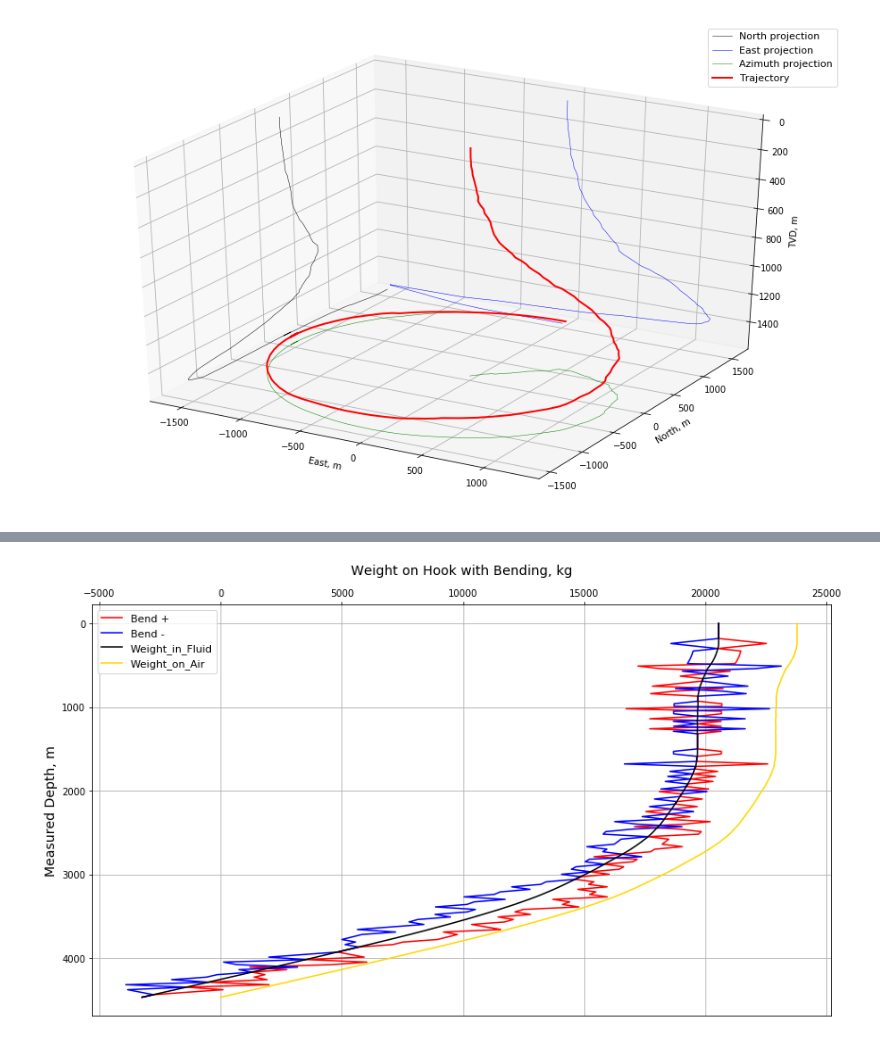
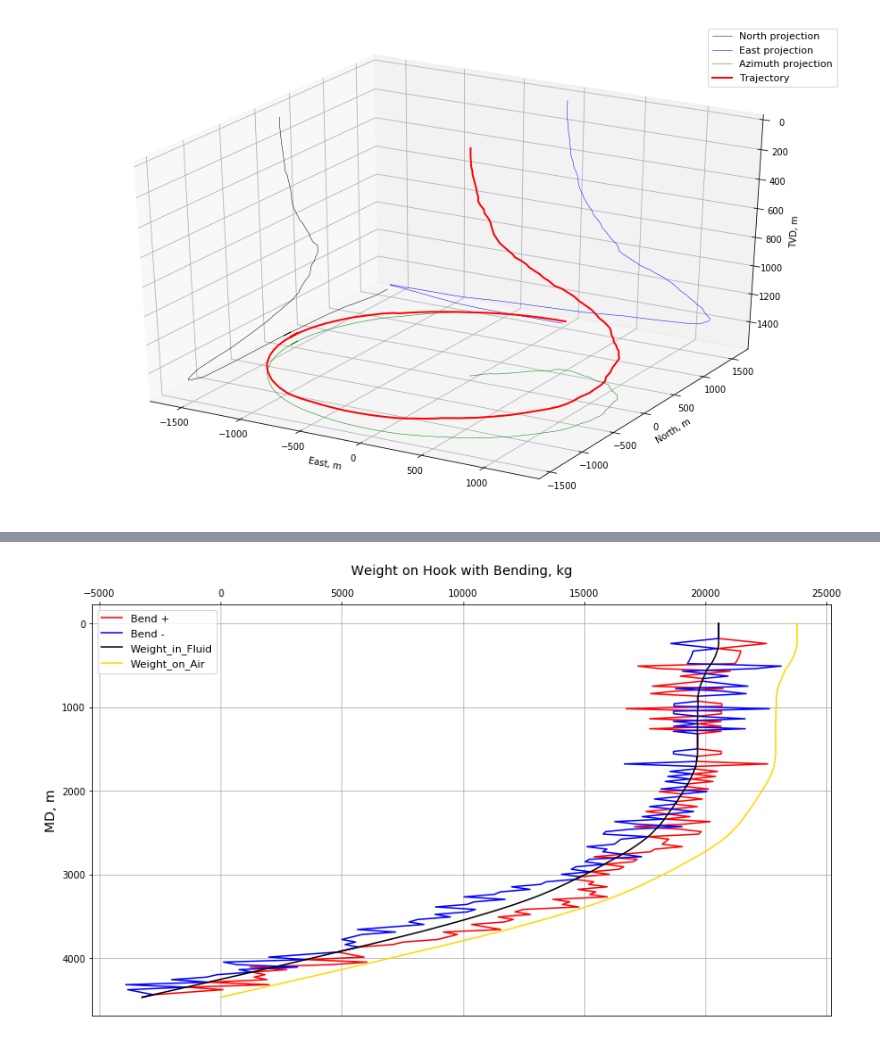
Before and after one commit to Dmitry1973/Repository_local, a Jupyter notebook: DD_survey_3d_plot.ipynb, the cells around one changed output, grey strips where cells are left out. Saved outputs shown, nothing was run; the diff lists cells and outputs as text; code cells hidden in the pictures.

```diff
--- a/DD_survey_3d_plot.ipynb
+++ b/DD_survey_3d_plot.ipynb
@@ -231,24 +231,24 @@ Loads['revPull_0.3_B-'] = Loads['revPull_0.3'] - Loads['revBend']
 # %%
 plt.figure(figsize=(14,8))
 
 plt.plot(Loads['revW_i_F_Bend_+'], data['depth'], color='red', label='Bend +')
 plt.plot(Loads['revW_i_F_Bend_-'], data['depth'], color='blue', label='Bend -')
 
 plt.plot(Loads['revW_i_F'], data['depth'], color='k', label='Weight_in_Fluid')
 plt.plot(Loads['revW_on_A'], data['depth'], color='gold', label='Weight_on_Air')
 
 plt.legend()
 plt.xlabel('Weight on Hook with Bending, kg', fontsize=14, labelpad=15)
-plt.ylabel('Measured Depth, m', fontsize=14)
+plt.ylabel('MD, m', fontsize=14)
 
 plt.gca().xaxis.tick_top()
 plt.gca().xaxis.set_label_position('top')
 plt.gca().invert_yaxis()
 
 plt.grid()
 plt.show()
 # %% [output]
-[figure, old version]
+[figure, new version]
 # %%
 plt.figure(figsize=(14,8))
 
```
Also changed, not shown: parts of 4 cells of this notebook.
